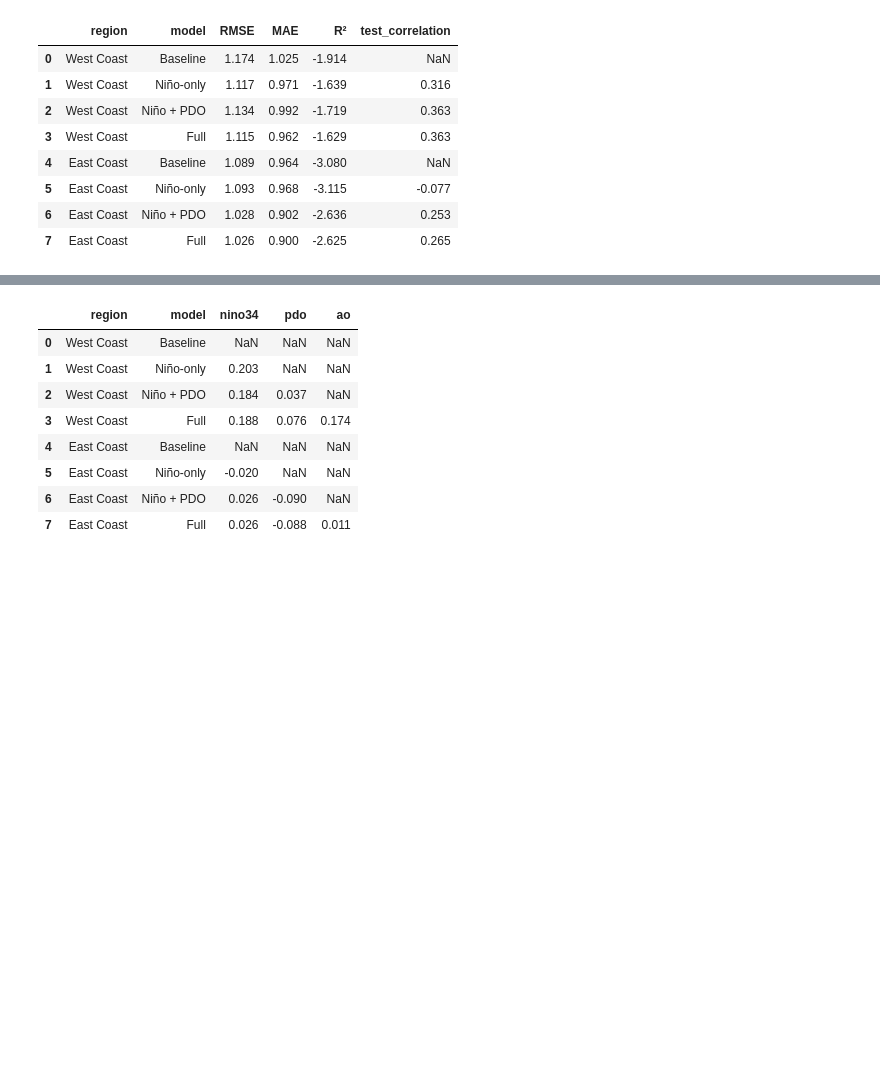
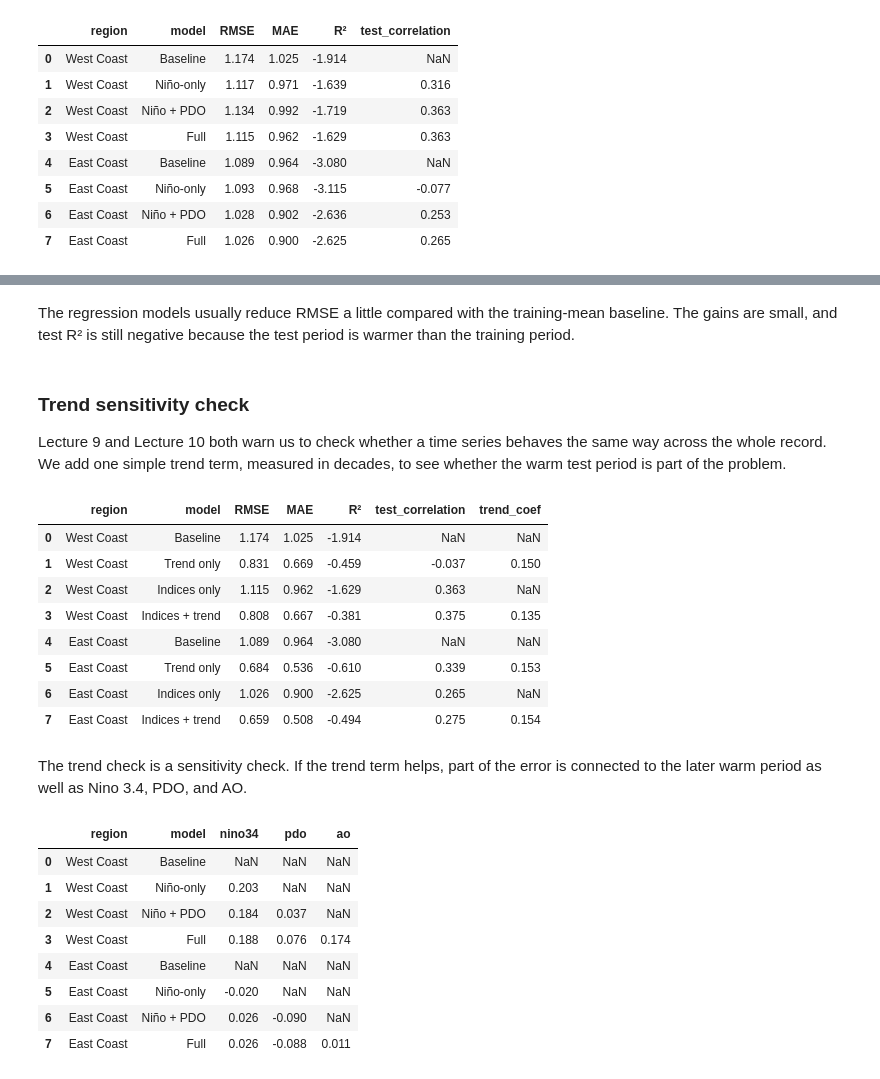
Before and after one commit to Cumuifreer/ucla-stats-152-final-project-topic2, a Jupyter notebook: topic2_temperature_prediction_mvp.ipynb, the cells around one changed output, grey strips where cells are left out. Drawn from its saved outputs; the diff is of its cells as text; code cells hidden in the pictures; blank space fills up the shorter version.

```diff
--- a/topic2_temperature_prediction_mvp.ipynb
+++ b/topic2_temperature_prediction_mvp.ipynb
@@ -704,3 +751,54 @@ performance_table.round(3)
+# %% [markdown]
+The regression models usually reduce RMSE a little compared with the training-mean baseline. The gains are small, and test R² is still negative because the test period is warmer than the training period.
+# %% [markdown]
+### Trend sensitivity check
+
+Lecture 9 and Lecture 10 both warn us to check whether a time series behaves the same way across the whole record. We add one simple trend term, measured in decades, to see whether the warm test period is part of the problem.
+# %%
+# A simple trend term keeps the check easy to explain.
+modeling_data_with_trend = modeling_data.sort_values("target_date").reset_index(drop=True).copy()
+modeling_data_with_trend["time_index"] = np.arange(len(modeling_data_with_trend))
+modeling_data_with_trend["time_decade"] = modeling_data_with_trend["time_index"] / 40
+
+trend_model_specs = [
+    ("Baseline", []),
+    ("Trend only", ["time_decade"]),
+    ("Indices only", ["nino34", "pdo", "ao"]),
+    ("Indices + trend", ["nino34", "pdo", "ao", "time_decade"]),
+]
+
+west_trend_results, _ = evaluate_models(
+    modeling_data_with_trend,
+    "west_temperature_anomaly_next_season",
+    "West Coast",
+    trend_model_specs,
+)
+east_trend_results, _ = evaluate_models(
+    modeling_data_with_trend,
+    "east_temperature_anomaly_next_season",
+    "East Coast",
+    trend_model_specs,
+)
+
+trend_results = pd.concat([west_trend_results, east_trend_results], ignore_index=True)
+
+trend_table = trend_results[
+    ["region", "model", "RMSE", "MAE", "R2", "test_correlation", "time_decade"]
+].rename(columns={"R2": "R²", "time_decade": "trend_coef"})
+
+trend_table.round(3)
+# %% [output]
+|  | region | model | RMSE | MAE | R² | test_correlation | trend_coef |
+| 0 | West Coast | Baseline | 1.174 | 1.025 | -1.914 | NaN | NaN |
+| 1 | West Coast | Trend only | 0.831 | 0.669 | -0.459 | -0.037 | 0.150 |
+| 2 | West Coast | Indices only | 1.115 | 0.962 | -1.629 | 0.363 | NaN |
+| 3 | West Coast | Indices + trend | 0.808 | 0.667 | -0.381 | 0.375 | 0.135 |
+| 4 | East Coast | Baseline | 1.089 | 0.964 | -3.080 | NaN | NaN |
+| 5 | East Coast | Trend only | 0.684 | 0.536 | -0.610 | 0.339 | 0.153 |
+| 6 | East Coast | Indices only | 1.026 | 0.900 | -2.625 | 0.265 | NaN |
+| 7 | East Coast | Indices + trend | 0.659 | 0.508 | -0.494 | 0.275 | 0.154 |
+# %% [markdown]
+The trend check is a sensitivity check. If the trend term helps, part of the error is connected to the later warm period as well as Nino 3.4, PDO, and AO.
 # %%
 # Keep the regression coefficients in a separate table.
 coefficient_table = model_results[["region", "model", "nino34", "pdo", "ao"]]
```
Also changed, not shown: parts of 12 cells of this notebook, 2 other files.
